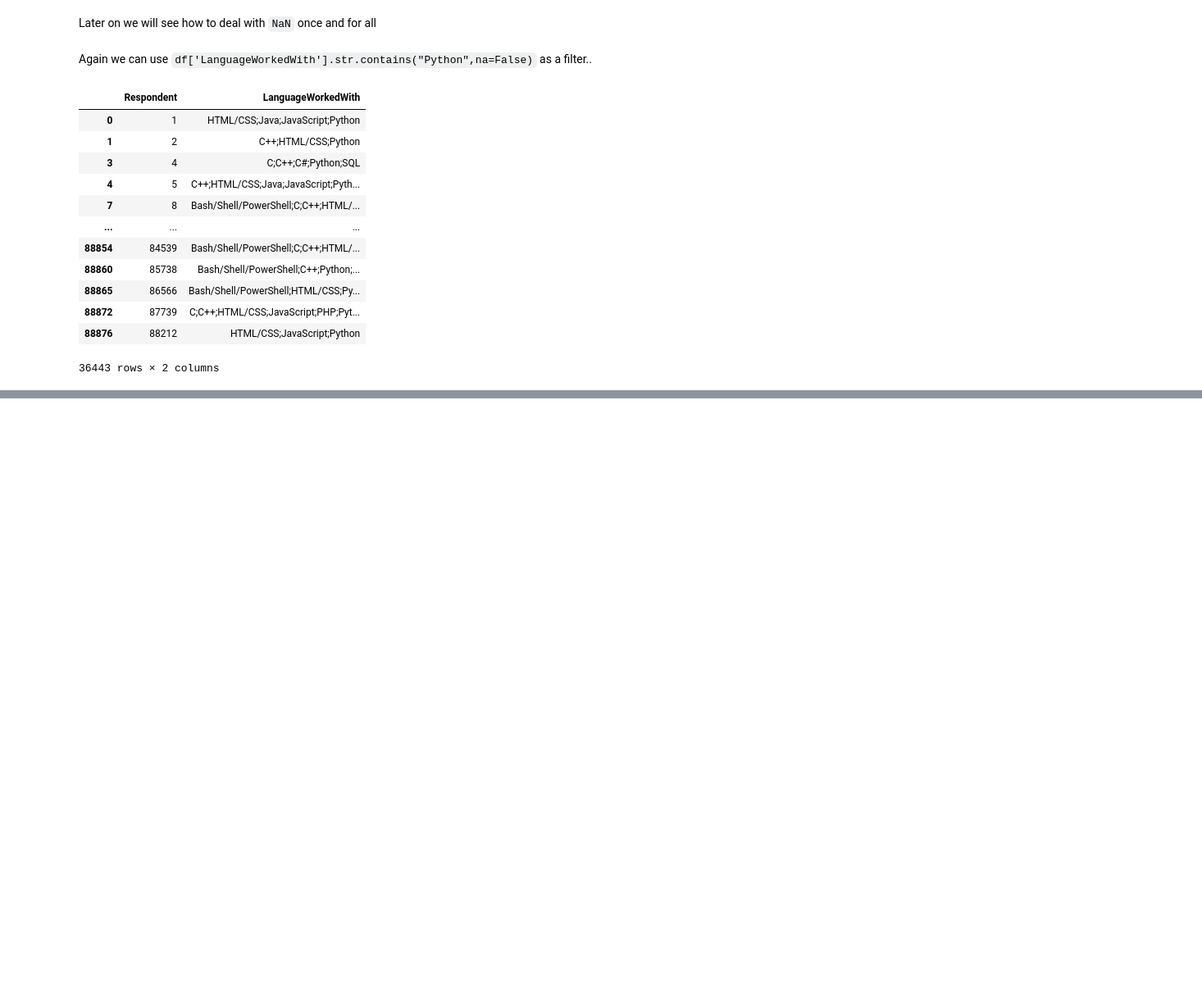
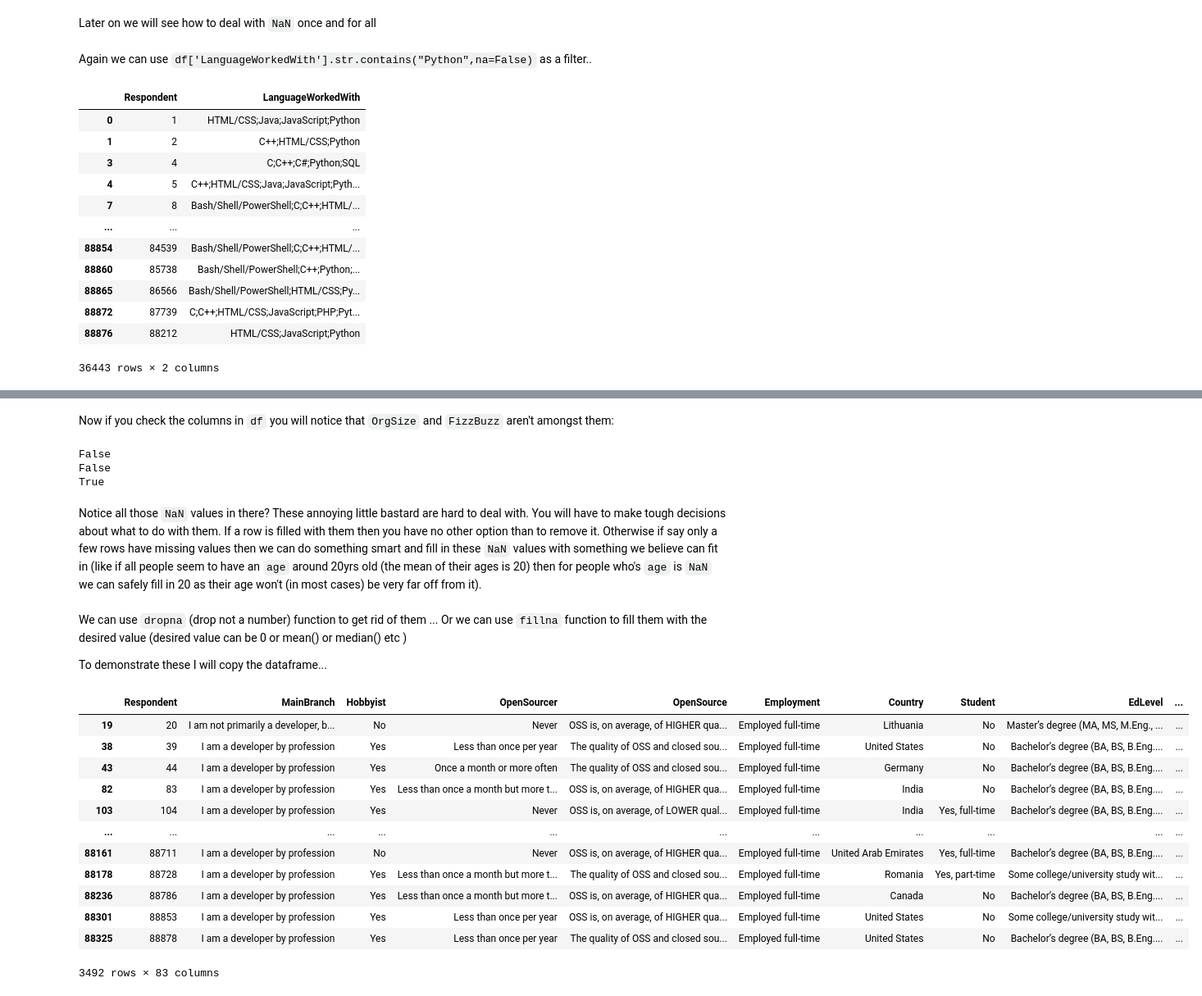
Before and after one commit to YatinAdityaT/Drishti-workshop, a Jupyter notebook: BasicsOfNumpyPandasMatplotlib.ipynb, the cells around one changed output, grey strips where cells are left out. Shown at 82% size. Drawn from its saved outputs; the diff is of its cells as text; code cells hidden in the pictures; blank space fills up the shorter version.

```diff
--- a/BasicsOfNumpyPandasMatplotlib.ipynb
+++ b/BasicsOfNumpyPandasMatplotlib.ipynb
@@ -673,0 +1148,4 @@ df.loc[mask,["Respondent","LanguageWorkedWith"]] # we can see the Respondent and
+# %%
+to_be_removed = df[['OrgSize', 'FizzBuzz']]
+print("to_be_removed:\n",to_be_removed)
+df.drop(columns=['OrgSize', 'FizzBuzz'],inplace=True) #notice how this time it doesn't return anything
@@ -673,0 +1168,37 @@ df.loc[mask,["Respondent","LanguageWorkedWith"]] # we can see the Respondent and
+# %% [markdown]
+Now if you check the columns in `df` you will notice that `OrgSize` and `FizzBuzz` aren't amongst them:
+# %%
+print('OrgSize' in df.columns)
+print('FizzBuzz' in df.columns)
+print('Age' in df.columns) # as a check..
+# %% [output]
+False
+False
+True
+# %% [markdown]
+Notice all those `NaN` values in there? These annoying little bastard are hard to deal with. You will have to make tough decisions about what to do with them. If a row is filled with them then you have no other option than to remove it. Otherwise if say only a few rows have missing values then we can do something smart and fill in these `NaN` values with something we believe can fit in (like if all people seem to have an `age` around 20yrs old (the mean of their ages is 20) then for people who's `age` is `NaN` we can safely fill in 20 as their age won't (in most cases) be very far off from it).
+# %% [markdown]
+We can use `dropna` (drop not a number) function to get rid of them ... Or we can use `fillna` function to fill them with the desired value (desired value can be 0 or mean() or median() etc )
+
+To demonstrate these I will copy the dataframe...
+# %%
+df_copy1 = df.copy()
+df_copy2 = df.copy()
+df_copy3 = df.copy()
+df_copy4 = df.copy()
+# %%
+df_copy1.dropna() #notice how this returns a result. inplace = False by default.
+# %% [output]
+|  | Respondent | MainBranch | Hobbyist | OpenSourcer | OpenSource | Employment | Country | Student | EdLevel | ... |
+| 19 | 20 | I am not primarily a developer, b... | No | Never | OSS is, on average, of HIGHER qua... | Employed full-time | Lithuania | No | Master’s degree (MA, MS, M.Eng., ... | ... |
+| 38 | 39 | I am a developer by profession | Yes | Less than once per year | The quality of OSS and closed sou... | Employed full-time | United States | No | Bachelor’s degree (BA, BS, B.Eng.... | ... |
+| 43 | 44 | I am a developer by profession | Yes | Once a month or more often | The quality of OSS and closed sou... | Employed full-time | Germany | No | Bachelor’s degree (BA, BS, B.Eng.... | ... |
+| 82 | 83 | I am a developer by profession | Yes | Less than once a month but more t... | OSS is, on average, of HIGHER qua... | Employed full-time | India | No | Bachelor’s degree (BA, BS, B.Eng.... | ... |
+| 103 | 104 | I am a developer by profession | Yes | Never | OSS is, on average, of LOWER qual... | Employed full-time | India | Yes, full-time | Bachelor’s degree (BA, BS, B.Eng.... | ... |
+| ... | ... | ... | ... | ... | ... | ... | ... | ... | ... | ... |
+| 88161 | 88711 | I am a developer by profession | No | Never | OSS is, on average, of HIGHER qua... | Employed full-time | United Arab Emirates | Yes, full-time | Bachelor’s degree (BA, BS, B.Eng.... | ... |
+| 88178 | 88728 | I am a developer by profession | Yes | Less than once a month but more t... | The quality of OSS and closed sou... | Employed full-time | Romania | Yes, part-time | Some college/university study wit... | ... |
+| 88236 | 88786 | I am a developer by profession | Yes | Less than once a month but more t... | OSS is, on average, of HIGHER qua... | Employed full-time | Canada | No | Bachelor’s degree (BA, BS, B.Eng.... | ... |
+| 88301 | 88853 | I am a developer by profession | Yes | Less than once per year | OSS is, on average, of HIGHER qua... | Employed full-time | United States | No | Some college/university study wit... | ... |
+| 88325 | 88878 | I am a developer by profession | Yes | Less than once per year | The quality of OSS and closed sou... | Employed full-time | United States | No | Bachelor’s degree (BA, BS, B.Eng.... | ... |
+3492 rows × 83 columns
```
Also changed, not shown: parts of 83 cells of this notebook.
